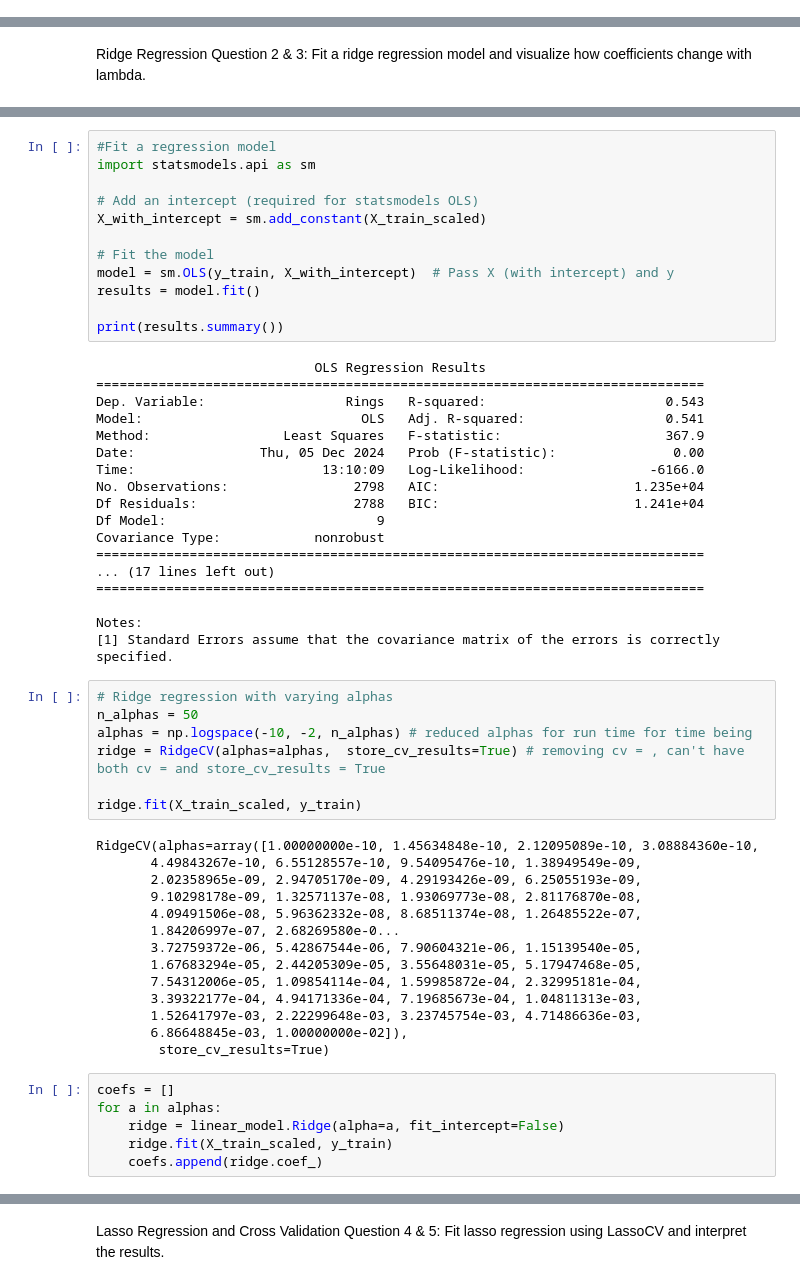
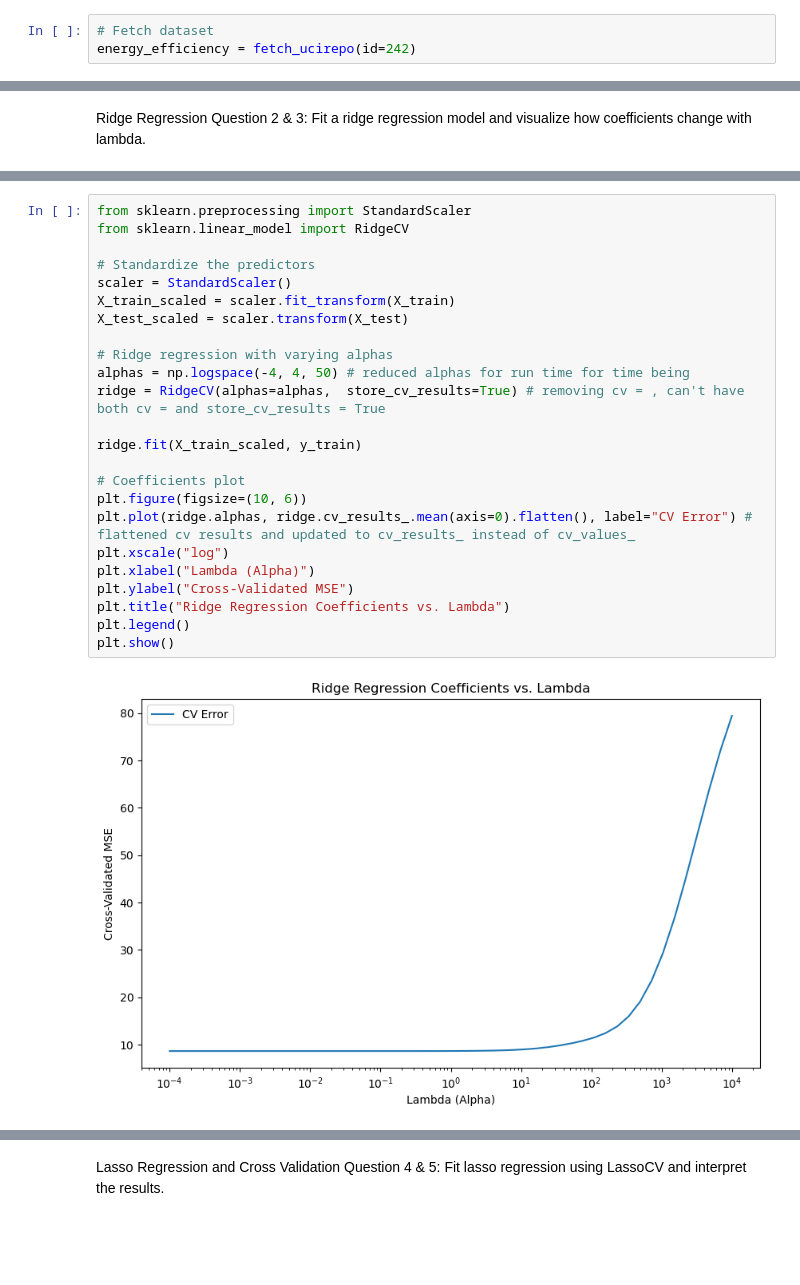
Before and after one commit to MaRo406/eds-232-machine-learning, a Jupyter notebook: labs/Lab2/Lab2 Regularized Regression.ipynb, the cells around one changed output, grey strips where cells are left out. Cells and saved outputs as stored; diff of their text form; blank space fills up the shorter version.

```diff
--- a/labs/Lab2/Lab2 Regularized Regression.ipynb
+++ b/labs/Lab2/Lab2 Regularized Regression.ipynb
@@ -91,2 +59,5 @@ Data columns (total 9 columns):
+# %%
+# Fetch dataset
+energy_efficiency = fetch_ucirepo(id=242)
 # %% [markdown]
 ### Explore the data
@@ -166,57 +76,26 @@ print(X_train_scaled.shape)
-# %%
-#Fit a regression model
-import statsmodels.api as sm
-
-# Add an intercept (required for statsmodels OLS)
-X_with_intercept = sm.add_constant(X_train_scaled)
-
-# Fit the model
-model = sm.OLS(y_train, X_with_intercept)  # Pass X (with intercept) and y
-results = model.fit()
-
-print(results.summary())
-# %% [output]
-                            OLS Regression Results
-==============================================================================
-Dep. Variable:                  Rings   R-squared:                       0.543
-Model:                            OLS   Adj. R-squared:                  0.541
-Method:                 Least Squares   F-statistic:                     367.9
-Date:                Thu, 05 Dec 2024   Prob (F-statistic):               0.00
-Time:                        13:10:09   Log-Likelihood:                -6166.0
-No. Observations:                2798   AIC:                         1.235e+04
-Df Residuals:                    2788   BIC:                         1.241e+04
-Df Model:                           9
-Covariance Type:            nonrobust
-==============================================================================
-... (17 lines left out)
-==============================================================================
-
-Notes:
-[1] Standard Errors assume that the covariance matrix of the errors is correctly specified.
 # %%
+from sklearn.preprocessing import StandardScaler
+from sklearn.linear_model import RidgeCV
+
+# Standardize the predictors
+scaler = StandardScaler()
+X_train_scaled = scaler.fit_transform(X_train)
+X_test_scaled = scaler.transform(X_test)
+
 # Ridge regression with varying alphas
-n_alphas = 50
-alphas = np.logspace(-10, -2, n_alphas) # reduced alphas for run time for time being
+alphas = np.logspace(-4, 4, 50) # reduced alphas for run time for time being
 ridge = RidgeCV(alphas=alphas,  store_cv_results=True) # removing cv = , can't have both cv = and store_cv_results = True
 
 ridge.fit(X_train_scaled, y_train)
+
+# Coefficients plot
+plt.figure(figsize=(10, 6))
+plt.plot(ridge.alphas, ridge.cv_results_.mean(axis=0).flatten(), label="CV Error") # flattened cv results and updated to cv_results_ instead of cv_values_
+plt.xscale("log")
+plt.xlabel("Lambda (Alpha)")
+plt.ylabel("Cross-Validated MSE")
+plt.title("Ridge Regression Coefficients vs. Lambda")
+plt.legend()
+plt.show()
 # %% [output]
-RidgeCV(alphas=array([1.00000000e-10, 1.45634848e-10, 2.12095089e-10, 3.08884360e-10,
-       4.49843267e-10, 6.55128557e-10, 9.54095476e-10, 1.38949549e-09,
-       2.02358965e-09, 2.94705170e-09, 4.29193426e-09, 6.25055193e-09,
-       9.10298178e-09, 1.32571137e-08, 1.93069773e-08, 2.81176870e-08,
-       4.09491506e-08, 5.96362332e-08, 8.68511374e-08, 1.26485522e-07,
-       1.84206997e-07, 2.68269580e-0...
-       3.72759372e-06, 5.42867544e-06, 7.90604321e-06, 1.15139540e-05,
-       1.67683294e-05, 2.44205309e-05, 3.55648031e-05, 5.17947468e-05,
-       7.54312006e-05, 1.09854114e-04, 1.59985872e-04, 2.32995181e-04,
-       3.39322177e-04, 4.94171336e-04, 7.19685673e-04, 1.04811313e-03,
-       1.52641797e-03, 2.22299648e-03, 3.23745754e-03, 4.71486636e-03,
-       6.86648845e-03, 1.00000000e-02]),
-        store_cv_results=True)
+[figure, added]
-# %%
-coefs = []
-for a in alphas:
-    ridge = linear_model.Ridge(alpha=a, fit_intercept=False)
-    ridge.fit(X_train_scaled, y_train)
-    coefs.append(ridge.coef_)
```
Also changed, not shown: parts of 13 cells of this notebook, 1 other file.
